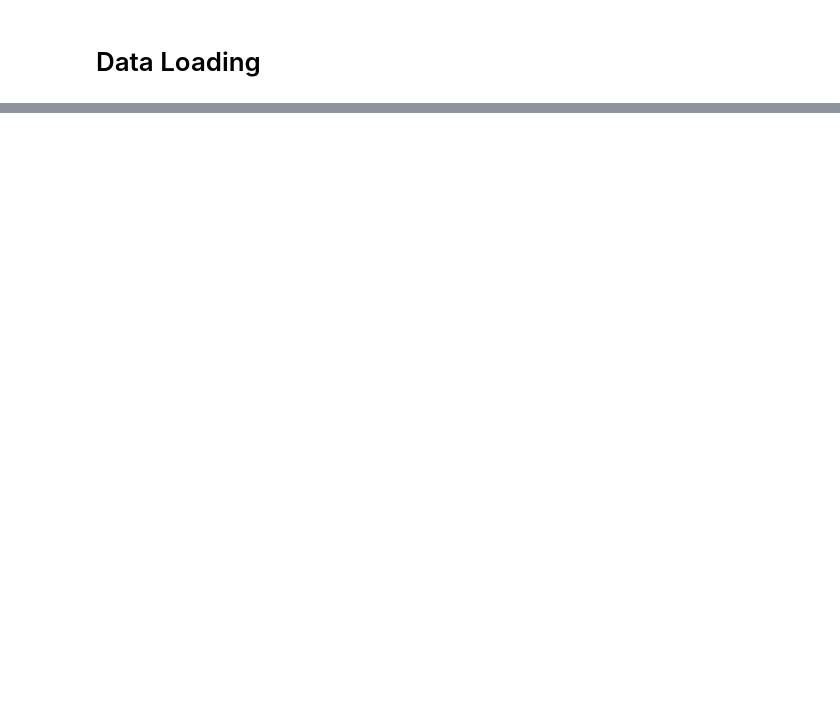
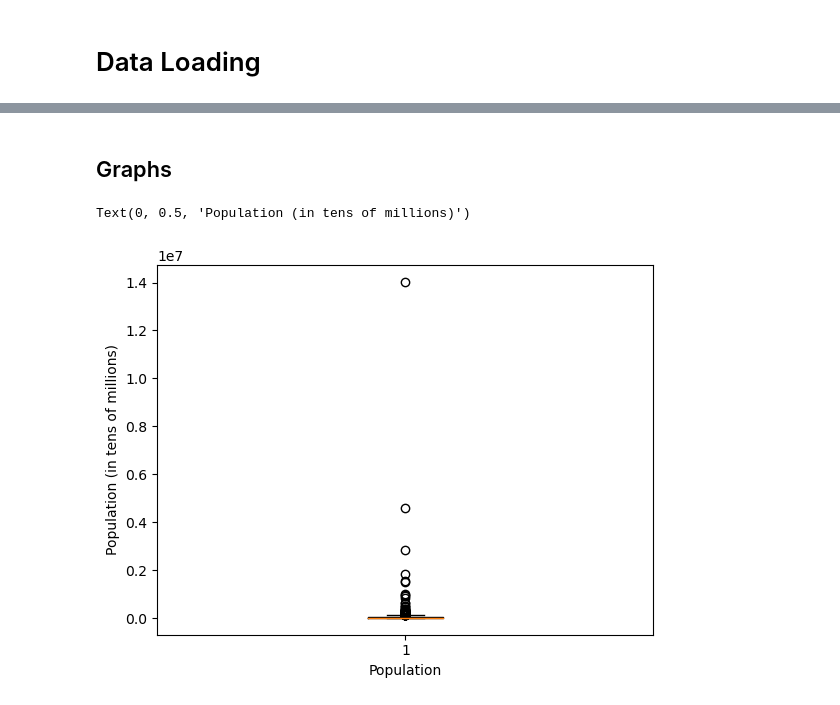
Before and after one commit to rjames187/I310D_assignment_7, a Jupyter notebook: Assignment7.ipynb, the cells around one changed output, grey strips where cells are left out. Cells and saved outputs as stored; diff of their text form; code cells hidden in the pictures; blank space fills up the shorter version.

Commit message:
perform data anaylsis and visualization

```diff
--- a/Assignment7.ipynb
+++ b/Assignment7.ipynb
@@ -180,0 +212,4 @@ final_data.to_csv('Turkish_Cities.csv')
+# %%
+# load csv
+df = pandas.read_csv('Turkish_cities.csv')
+df.info()
@@ -180,0 +236,3 @@ final_data.to_csv('Turkish_Cities.csv')
+# %%
+latest_estimates = df["2015 Estimate"]
+latest_estimates.describe()
@@ -180,0 +269,9 @@ final_data.to_csv('Turkish_Cities.csv')
+# %% [markdown]
+## Graphs
+# %%
+plt.boxplot(latest_estimates)
+plt.xlabel("Population")
+plt.ylabel("Population (in tens of millions)")
+# %% [output]
+Text(0, 0.5, 'Population (in tens of millions)')
+[figure, added]
```
Also changed, not shown: parts of 12 cells of this notebook, 1 other file.
